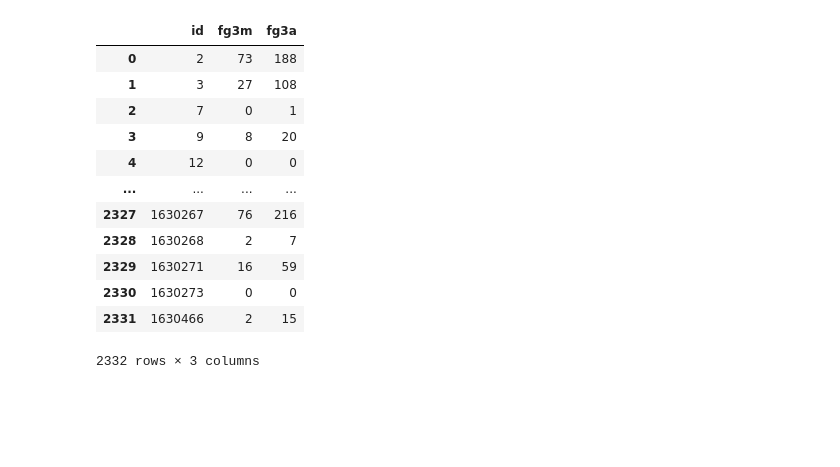
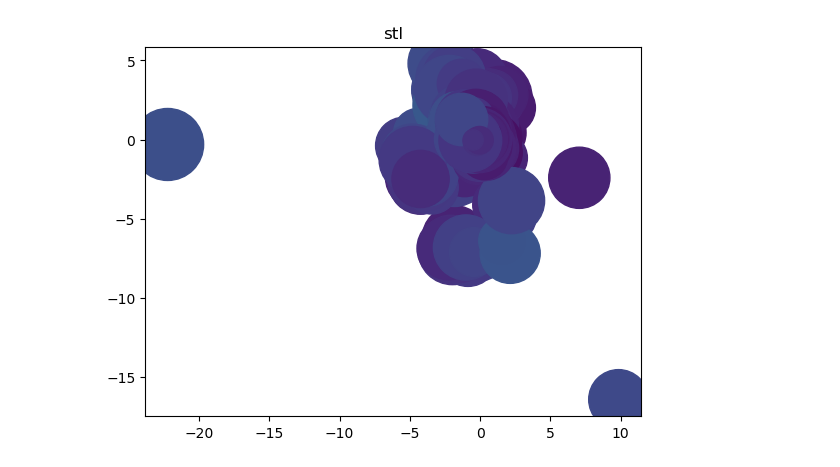
Before and after one commit to gwgundersen/rflvm, a Jupyter notebook: LatentFactor.ipynb, the cells around one changed output. Cells and saved outputs as stored; diff of their text form; code cells hidden in the pictures; blank space fills up the shorter version.

```diff
--- a/LatentFactor.ipynb
+++ b/LatentFactor.ipynb
@@ -8,0 +5,9 @@ file.close()
+# %%
+import os
+experiment_result = {}
+for file in os.listdir("experiments"):
+    if file.endswith(".pickle"):
+        with open(f"experiments/{file}","rb") as f:
+            data = pickle.load(f)
+        f.close()
+        experiment_result[file.split(".")[0]] = data
@@ -54,0 +60,16 @@ rotated_data = rotate_factors(np.swapaxes(data["X"], axis1 = 1, axis2=2))
+# %%
+rotated_experiment_results = {}
+# for model in experiment_result:
+#     print(model, experiment_result[model]["X"])
+#     rotated_experiment_results[model] = rotate_factors(np.swapaxes(experiment_result[model]["X"], axis1 = 1, axis2=2))
+
+rotated_experiment_results["poisson_ast_rflvm"] = rotate_factors(np.swapaxes(experiment_result["poisson_ast_rflvm"]["X"],1,2))
+rotated_experiment_results["poisson_stl_rflvm"] = rotate_factors(np.swapaxes(experiment_result["poisson_stl_rflvm"]["X"],1,2))
+rotated_experiment_results["poisson_dreb_rflvm"] = rotate_factors(np.swapaxes(experiment_result["poisson_dreb_rflvm"]["X"],1,2))
+rotated_experiment_results["poisson_oreb_rflvm"] = rotate_factors(np.swapaxes(experiment_result["poisson_oreb_rflvm"]["X"],1,2))
+rotated_experiment_results["gaussian_bpm_rflvm"] = rotate_factors(np.swapaxes(experiment_result["gaussian_bpm_rflvm"]["X"],1,2))
+rotated_experiment_results["gaussian_dbpm_rflvm"] = rotate_factors(np.swapaxes(experiment_result["gaussian_dbpm_rflvm"]["X"],1,2))
+rotated_experiment_results["gaussian_obpm_rflvm"] = rotate_factors(np.swapaxes(experiment_result["gaussian_obpm_rflvm"]["X"],1,2))
+rotated_experiment_results["binomial_ftm_rflvm"] = rotate_factors(np.swapaxes(experiment_result["binomial_ftm_rflvm"]["X"],1,2))
+rotated_experiment_results["binomial_fg2m_rflvm"] = rotate_factors(np.swapaxes(experiment_result["binomial_fg2m_rflvm"]["X"],1,2))
+rotated_experiment_results["binomial_fg3m_rflvm"] = rotate_factors(np.swapaxes(experiment_result["binomial_fg3m_rflvm"]["X"],1,2))
@@ -55,4 +87,4 @@ rotated_data = rotate_factors(np.swapaxes(data["X"], axis1 = 1, axis2=2))
 # %%
-rotated_means = rotated_data[0].mean(axis=0).T
+rotated_means_results = {model : rotated_experiment_results[model][0].mean(axis=0).T for model in  rotated_experiment_results}
 # %%
 # %% [output]
@@ -66,18 +113,20 @@ df_max_vals = df[["fg3m", "fg3a", "id" ]].groupby("id").sum().reset_index()
-# %%
-df_max_vals
-# %% [output]
-|  | id | fg3m | fg3a |
-| 0 | 2 | 73 | 188 |
-| 1 | 3 | 27 | 108 |
-| 2 | 7 | 0 | 1 |
-| 3 | 9 | 8 | 20 |
-| 4 | 12 | 0 | 0 |
-| ... | ... | ... | ... |
-| 2327 | 1630267 | 76 | 216 |
-| 2328 | 1630268 | 2 | 7 |
-| 2329 | 1630271 | 16 | 59 |
-| 2330 | 1630273 | 0 | 0 |
-| 2331 | 1630466 | 2 | 15 |
-2332 rows × 3 columns
+# %%
+def plot_scatter(dataframe, rotated_means_dict, metric, model, offset = "minutes"):
+    key_name = f"{model}_{metric}_rflvm"
+    df_size_vals = np.log(dataframe[[offset,"id"]].groupby("id").mean().reset_index())
+    if model == "binomial":
+        df_color_vals = dataframe[[key_name,offset, "id"]].groupby("id").sum().reset_index()
+        plt.scatter(rotated_means_dict[key_name][:,0], rotated_means_dict[key_name][:,1], c = df_color_vals[metric]/df_color_vals[offset],s=df_size_vals[offset] )
+    elif model == "poisson":
+        df_color_vals = dataframe[[metric,offset,"id"]].groupby("id").max().reset_index()
+        plt.scatter(rotated_means_dict[key_name][:,0], rotated_means_dict[key_name][:,1], c = df_color_vals[metric]/df_color_vals[offset],s=df_size_vals[offset] )
+    elif model == "gaussian":
+        df_color_vals = dataframe[[metric, "id"]].groupby("id").mean().reset_index()
+        plt.scatter(rotated_means_dict[key_name][:,0], rotated_means_dict[key_name][:,1], c = df_color_vals[metric],s=df_size_vals[offset] )
+    plt.title(metric)
+# %%
+plot_scatter(df, rotated_means_results, "stl", "poisson")
+# %% [output]
+[figure, added]
 # %%
 plt.scatter(rotated_means[:,0], rotated_means[:,1], c= df_max_vals["fg3m"]/df_max_vals["fg3a"])
```
Also changed, not shown: parts of 7 cells of this notebook, 1 other file.
